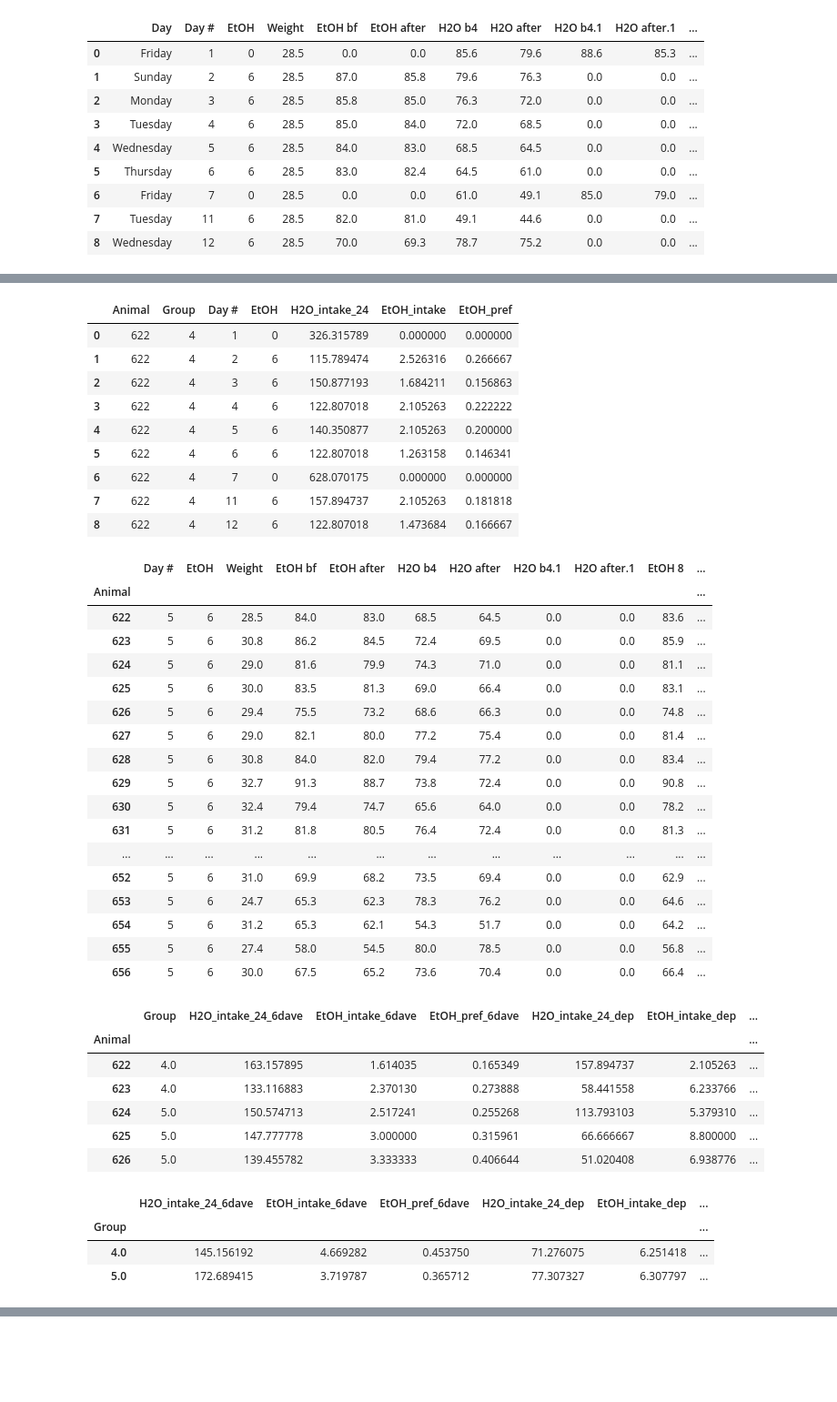
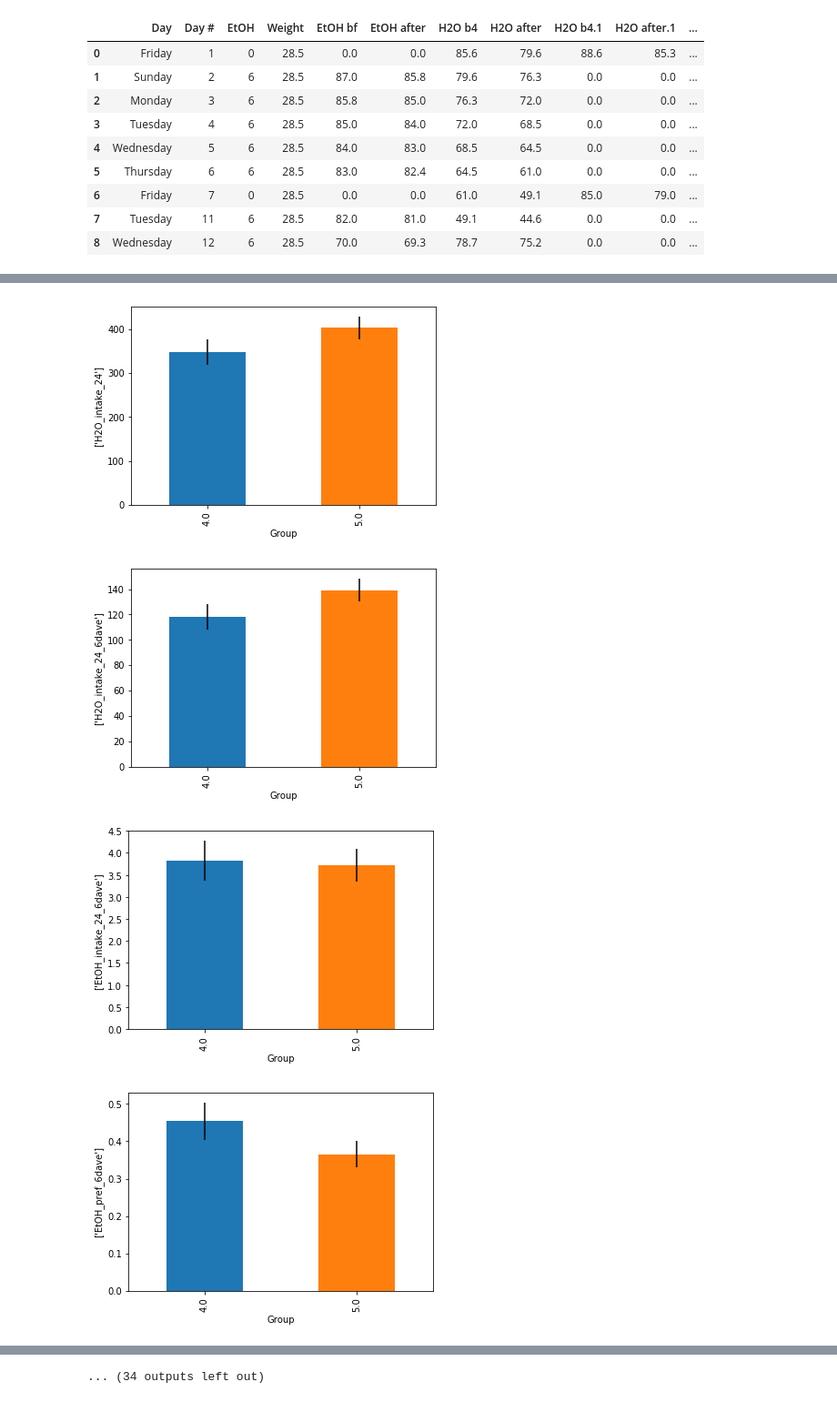
Before and after one commit to grace3999/TwoBottleChoice, a Jupyter notebook: 2BC_6%_dep_quinine.ipynb, the cells around one changed output, grey strips where cells are left out. Shown at 91% size. Saved outputs shown, nothing was run; the diff lists cells and outputs as text; code cells hidden in the pictures; blank space fills up the shorter version.

```diff
--- a/2BC_6%_dep_quinine.ipynb
+++ b/2BC_6%_dep_quinine.ipynb
@@ -129,7 +130,7 @@ def C2BC(data_start):
     #EtOH 24h data
     data_start['EtOH_intake_raw'] = data_start['EtOH bf'] - data_start['EtOH after']
 
-    data_start['EtOH_intake'] = (data_start['EtOH_intake_raw'] * data_start['EtOH'] / 100) / (data_start['Weight'] /1000)
+    data_start['EtOH_intake_24'] = (data_start['EtOH_intake_raw'] * data_start['EtOH'] / 100) / (data_start['Weight'] /1000)
 
     #EtOH 8pm data
     if data_start['EtOH 8'] > 0:
@@ -174,14 +254,0 @@ data_calc.groupby('Group').mean()
-# %%
-data_calc_only = data_calc[['Animal', 'Group', 'Day #', 'EtOH', 'H2O_intake_24', 'EtOH_intake', 'EtOH_pref']]
-data_calc_only.head(9)
-# %% [output]
-|  | Animal | Group | Day # | EtOH | H2O_intake_24 | EtOH_intake | EtOH_pref |
-| 0 | 622 | 4 | 1 | 0 | 326.315789 | 0.000000 | 0.000000 |
-| 1 | 622 | 4 | 2 | 6 | 115.789474 | 2.526316 | 0.266667 |
-| 2 | 622 | 4 | 3 | 6 | 150.877193 | 1.684211 | 0.156863 |
-| 3 | 622 | 4 | 4 | 6 | 122.807018 | 2.105263 | 0.222222 |
-| 4 | 622 | 4 | 5 | 6 | 140.350877 | 2.105263 | 0.200000 |
-| 5 | 622 | 4 | 6 | 6 | 122.807018 | 1.263158 | 0.146341 |
-| 6 | 622 | 4 | 7 | 0 | 628.070175 | 0.000000 | 0.000000 |
-| 7 | 622 | 4 | 11 | 6 | 157.894737 | 2.105263 | 0.181818 |
-| 8 | 622 | 4 | 12 | 6 | 122.807018 | 1.473684 | 0.166667 |
@@ -210,45 +255,12 @@ data_8pm = data_calc.loc[data_calc['H2O_intake_8'] > 0].groupby('Animal').mean()
-# %%
-data_8pm
-# %% [output]
-|  | Day # | EtOH | Weight | EtOH bf | EtOH after | H2O b4 | H2O after | H2O b4.1 | H2O after.1 | EtOH 8 | ... |
-| Animal |  |  |  |  |  |  |  |  |  |  | ... |
-| 622 | 5 | 6 | 28.5 | 84.0 | 83.0 | 68.5 | 64.5 | 0.0 | 0.0 | 83.6 | ... |
-| 623 | 5 | 6 | 30.8 | 86.2 | 84.5 | 72.4 | 69.5 | 0.0 | 0.0 | 85.9 | ... |
-| 624 | 5 | 6 | 29.0 | 81.6 | 79.9 | 74.3 | 71.0 | 0.0 | 0.0 | 81.1 | ... |
-| 625 | 5 | 6 | 30.0 | 83.5 | 81.3 | 69.0 | 66.4 | 0.0 | 0.0 | 83.1 | ... |
-| 626 | 5 | 6 | 29.4 | 75.5 | 73.2 | 68.6 | 66.3 | 0.0 | 0.0 | 74.8 | ... |
-| 627 | 5 | 6 | 29.0 | 82.1 | 80.0 | 77.2 | 75.4 | 0.0 | 0.0 | 81.4 | ... |
-| 628 | 5 | 6 | 30.8 | 84.0 | 82.0 | 79.4 | 77.2 | 0.0 | 0.0 | 83.4 | ... |
-| 629 | 5 | 6 | 32.7 | 91.3 | 88.7 | 73.8 | 72.4 | 0.0 | 0.0 | 90.8 | ... |
-| 630 | 5 | 6 | 32.4 | 79.4 | 74.7 | 65.6 | 64.0 | 0.0 | 0.0 | 78.2 | ... |
-| 631 | 5 | 6 | 31.2 | 81.8 | 80.5 | 76.4 | 72.4 | 0.0 | 0.0 | 81.3 | ... |
-| ... | ... | ... | ... | ... | ... | ... | ... | ... | ... | ... | ... |
-| 652 | 5 | 6 | 31.0 | 69.9 | 68.2 | 73.5 | 69.4 | 0.0 | 0.0 | 62.9 | ... |
-| 653 | 5 | 6 | 24.7 | 65.3 | 62.3 | 78.3 | 76.2 | 0.0 | 0.0 | 64.6 | ... |
-| 654 | 5 | 6 | 31.2 | 65.3 | 62.1 | 54.3 | 51.7 | 0.0 | 0.0 | 64.2 | ... |
-| 655 | 5 | 6 | 27.4 | 58.0 | 54.5 | 80.0 | 78.5 | 0.0 | 0.0 | 56.8 | ... |
-| 656 | 5 | 6 | 30.0 | 67.5 | 65.2 | 73.6 | 70.4 | 0.0 | 0.0 | 66.4 | ... |
-# %%
-EtOH_final = pd.DataFrame()
-EtOH_final['Group'] = EtOH_intake['Group_6dave']
-EtOH_final = pd.concat([EtOH_final, EtOH_intake.loc[:, 'H2O_intake_24_6dave':]], axis = 1)
-EtOH_final = pd.concat([EtOH_final, EtOH_dep_intake.loc[:, 'H2O_intake_24_dep':]], axis = 1)
-EtOH_final = pd.concat([EtOH_final, EtOH_quinine_intake.loc[:, 'H2O_intake_24_quin':]], axis = 1)
-EtOH_final = pd.concat([EtOH_final, Day_1.loc[:, 'H2O_intake_24']], axis = 1)
-EtOH_final = pd.concat([EtOH_final, data_8pm.loc[:, ('H2O_intake_8', 'EtOH_intake_8', 'EtOH_pref_8')]], axis = 1)
-EtOH_final.head()
-# %% [output]
-|  | Group | H2O_intake_24_6dave | EtOH_intake_6dave | EtOH_pref_6dave | H2O_intake_24_dep | EtOH_intake_dep | ... |
-| Animal |  |  |  |  |  |  | ... |
-| 622 | 4.0 | 163.157895 | 1.614035 | 0.165349 | 157.894737 | 2.105263 | ... |
-| 623 | 4.0 | 133.116883 | 2.370130 | 0.273888 | 58.441558 | 6.233766 | ... |
-| 624 | 5.0 | 150.574713 | 2.517241 | 0.255268 | 113.793103 | 5.379310 | ... |
-| 625 | 5.0 | 147.777778 | 3.000000 | 0.315961 | 66.666667 | 8.800000 | ... |
-| 626 | 5.0 | 139.455782 | 3.333333 | 0.406644 | 51.020408 | 6.938776 | ... |
-# %%
-EtOH_final.groupby('Group').mean()
-# %% [output]
-|  | H2O_intake_24_6dave | EtOH_intake_6dave | EtOH_pref_6dave | H2O_intake_24_dep | EtOH_intake_dep | ... |
-| Group |  |  |  |  |  | ... |
-| 4.0 | 145.156192 | 4.669282 | 0.453750 | 71.276075 | 6.251418 | ... |
-| 5.0 | 172.689415 | 3.719787 | 0.365712 | 77.307327 | 6.307797 | ... |
+# %%
+param_names = list(final_data_no_outliers)
+
+for param in param_names:
+    final_data_no_outliers.groupby("Group")[param].mean().plot(kind='bar', yerr=final_data_no_outliers.groupby("Group")[param].sem())
+    plt.ylabel([param])
+    plt.show()
+# %% [output]
+[figure, added]
+[figure, added]
+[figure, added]
+[figure, added]
@@ -255 +275,2 @@ EtOH_final.groupby('Group').mean()
+... (34 outputs left out)
 # %%
```
Also changed, not shown: parts of 17 cells of this notebook.
